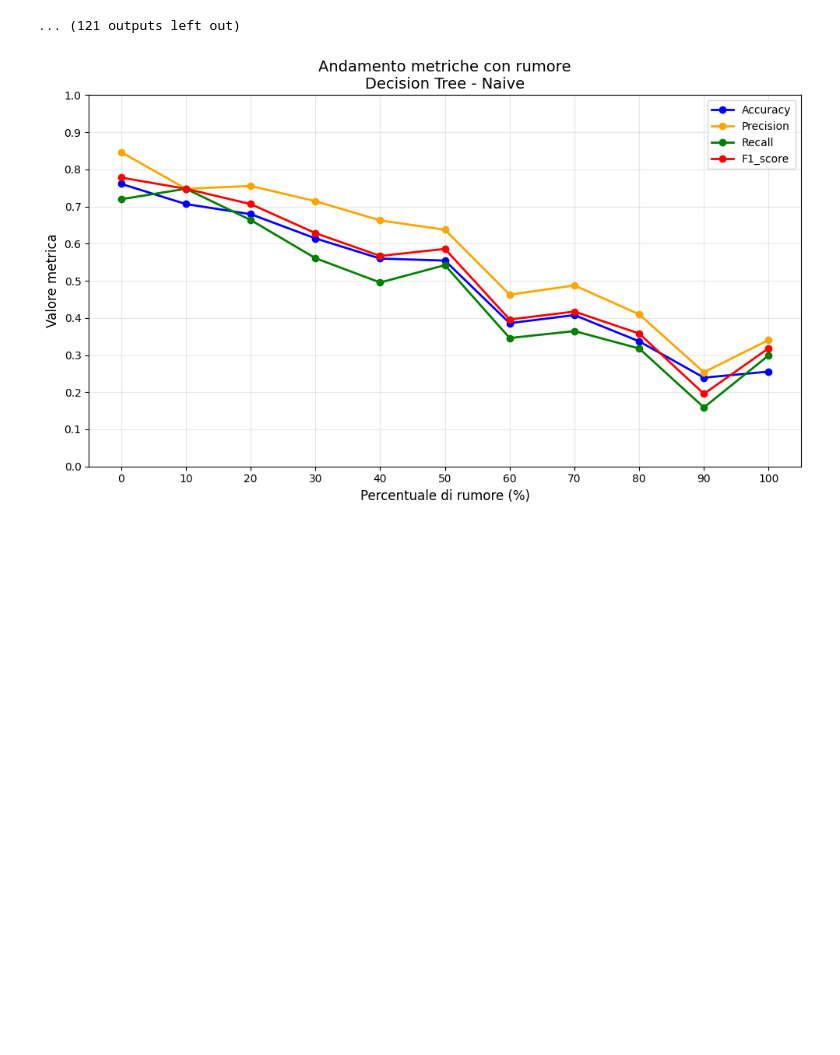
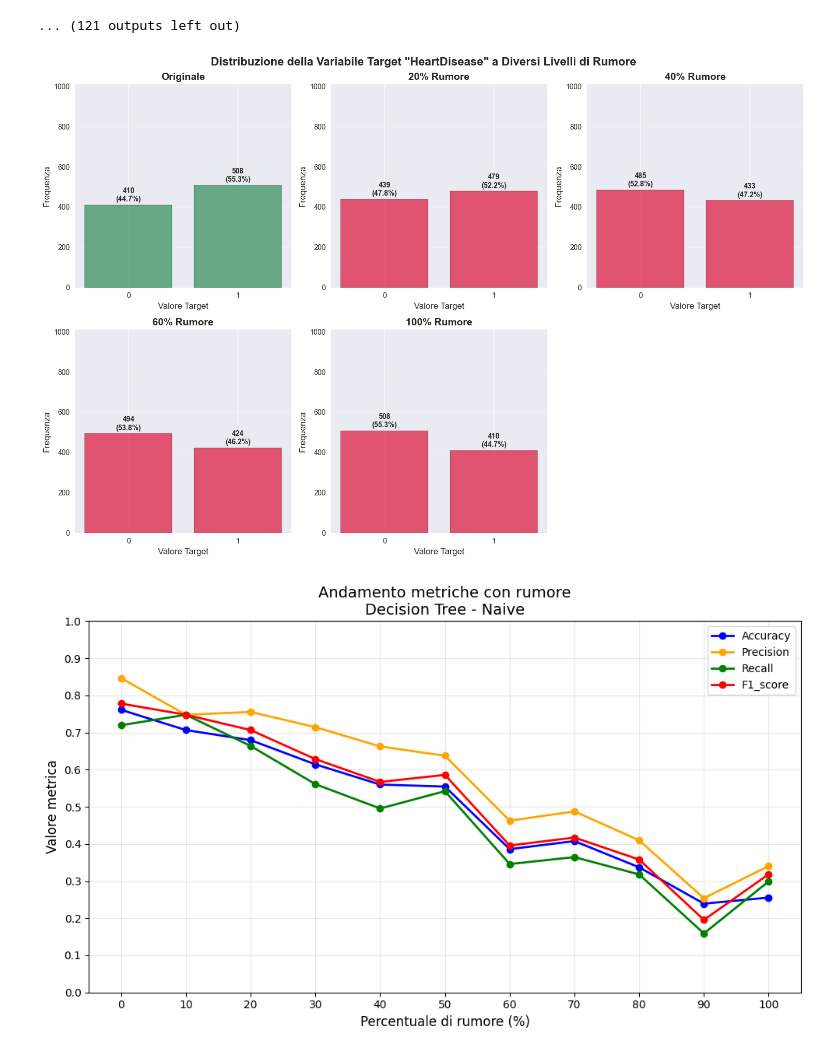
Before and after one commit to andreaspagnolo/architetture_dati, a Jupyter notebook: label_noisy.ipynb, the cells around one changed output. Saved outputs shown, nothing was run; the diff lists cells and outputs as text; code cells hidden in the pictures; blank space fills up the shorter version.

```diff
--- a/label_noisy.ipynb
+++ b/label_noisy.ipynb
@@ -625,6 +625,99 @@ Precision: 0.6373626373626373
   Training time:   0.0035 sec
 [figure]
 ... (121 outputs left out)
+# %%
+import matplotlib.pyplot as plt
+import pandas as pd
+import numpy as np
+import seaborn as sns
+
+def visualize_target_distribution(noisy_datasets: dict, target_column: str,
+                                noise_levels: list = [0, 25, 50, 75, 100]):
+    """
+    Visualizza la distribuzione della variabile target per diversi livelli di rumore.
+
+    Args:
+        noisy_datasets (dict): Dizionario contenente i dataset con rumore
+        target_column (str): Nome della colonna target
+        noise_levels (list): Lista delle percentuali di rumore da visualizzare
+    """
+
+    # Calcola dinamicamente la disposizione dei subplot
+    n_plots = len(noise_levels)
+    if n_plots <= 4:
+        rows, cols = 2, 2
+        figsize = (12, 10)
+    elif n_plots <= 6:
+        rows, cols = 2, 3
+        figsize = (15, 10)
+    else:
+        rows = int(np.ceil(n_plots / 3))
+        cols = 3
+        figsize = (15, 5 * rows)
+
+    # Configura lo stile dei grafici
+    plt.style.use('seaborn-v0_8')
+    fig, axes = plt.subplots(rows, cols, figsize=figsize)
+    fig.suptitle(f'Distribuzione della Variabile Target "{target_column}" a Diversi Livelli di Rumore',
+                 fontsize=16, fontweight='bold')
+
+    # Appiattisci gli assi per l'iterazione (gestisce sia array 1D che 2D)
+    if n_plots == 1:
+        axes = [axes]
+    elif rows == 1 or cols == 1:
+        axes = axes.flatten() if hasattr(axes, 'flatten') else [axes]
+    else:
+        axes = axes.flatten()
+
+    # Colori per i grafici (palette più ampia)
+    colors = ['#2E8B57', '#DC143C', '#DC143C', '#DC143C', '#DC143C']
+
+    for i, noise_level in enumerate(noise_levels):
+        key = f'{noise_level}%_noise'
+
+        if key not in noisy_datasets:
+            print(f"Warning: {key} non trovato nel dizionario")
+            continue
+
+        df = noisy_datasets[key]
+
+        # Calcola le percentuali
+        value_counts = df[target_column].value_counts().sort_index()
+        percentages = (value_counts / len(df) * 100).round(1)
+
+        # Crea il bar plot
+        bars = axes[i].bar(value_counts.index, value_counts.values,
+                          color=colors[i % len(colors)], alpha=0.7, edgecolor='black')
+
+        # Aggiungi le etichette sulle barre
+        for j, bar in enumerate(bars):
+            height = bar.get_height()
+            axes[i].text(bar.get_x() + bar.get_width()/2., height + len(df)*0.01,
+                        f'{int(height)}\n({percentages.iloc[j]}%)',
+                        ha='center', va='bottom', fontweight='bold')
+
+        # Personalizza il subplot
+        title = 'Originale' if noise_level == 0 else f'{noise_level}% Rumore'
+        axes[i].set_title(f'{title}', fontsize=14, fontweight='bold')
+        axes[i].set_xlabel('Valore Target', fontsize=12)
+        axes[i].set_ylabel('Frequenza', fontsize=12)
+        axes[i].set_xticks([0, 1])
+        axes[i].set_xticklabels(['0', '1'])
+        axes[i].grid(axis='y', alpha=0.3)
+
+        # Imposta i limiti dell'asse y per una migliore comparazione
+        axes[i].set_ylim(0, len(df) * 1.1)
+
+    # Nascondi i subplot non utilizzati se presenti
+    for j in range(len(noise_levels), len(axes)):
+        axes[j].set_visible(False)
+
+    plt.tight_layout()
+    plt.show()
+
+visualize_target_distribution(noisy_datasets, 'HeartDisease', [0, 20, 40, 60, 100])
+# %% [output]
+[figure, added]
 # %%
 def plot_metrics_by_noise(all_metrics_noisy, noisy_datasets, model_name, approach, figsize=(10, 6)):
     """
```
Also changed, not shown: 3 other files.
